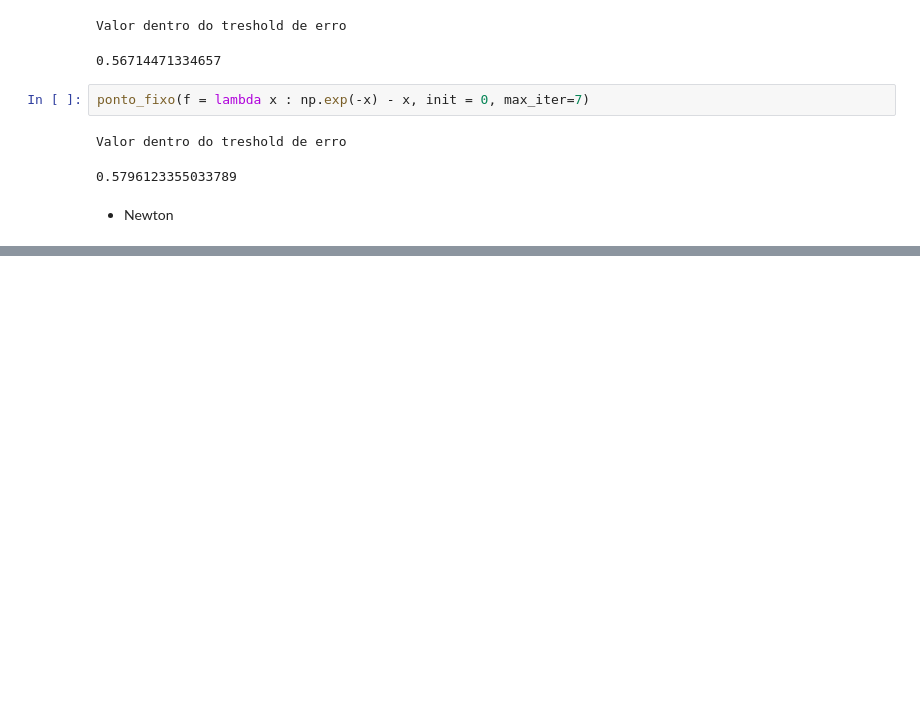
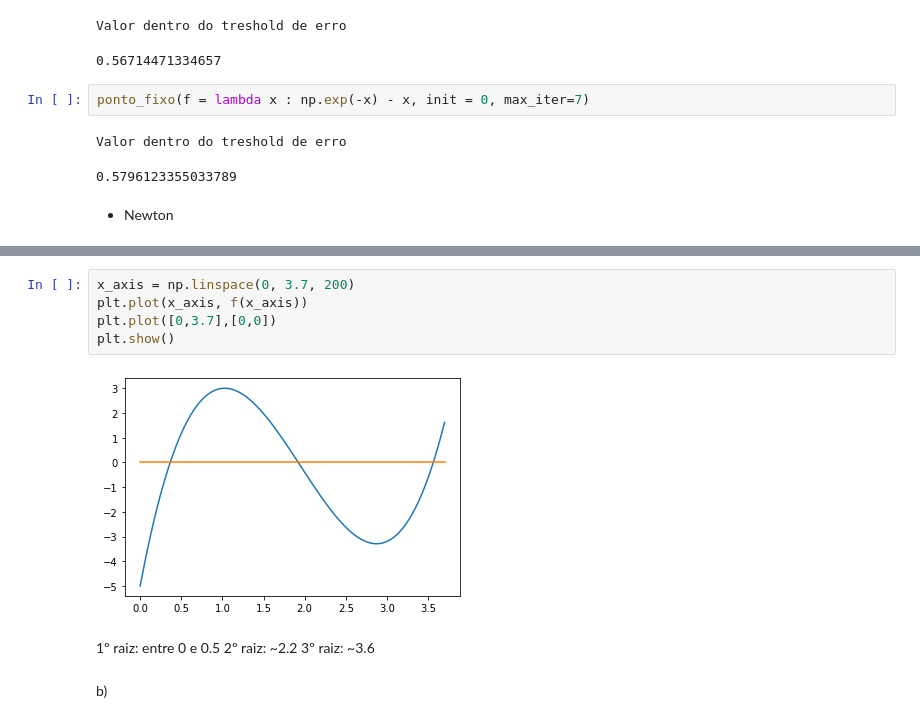
Before and after one commit to arthur-mts/metodos-numericos, a Jupyter notebook: Lista_6b.ipynb, the cells around one changed output, grey strips where cells are left out. Cells and saved outputs as stored; diff of their text form; blank space fills up the shorter version.

```diff
--- a/Lista_6b.ipynb
+++ b/Lista_6b.ipynb
@@ -35,0 +140,13 @@ def newton_raphson(f, max_iter = 100):
+# %%
+x_axis = np.linspace(0, 3.7, 200)
+plt.plot(x_axis, f(x_axis))
+plt.plot([0,3.7],[0,0])
+plt.show()
+# %% [output]
+[figure, added]
+# %% [markdown]
+1º raiz: entre 0 e 0.5
+2º raiz: ~2.2
+3º raiz: ~3.6
+# %% [markdown]
+b)
```
Also changed, not shown: parts of 36 cells of this notebook, 3 other files.
